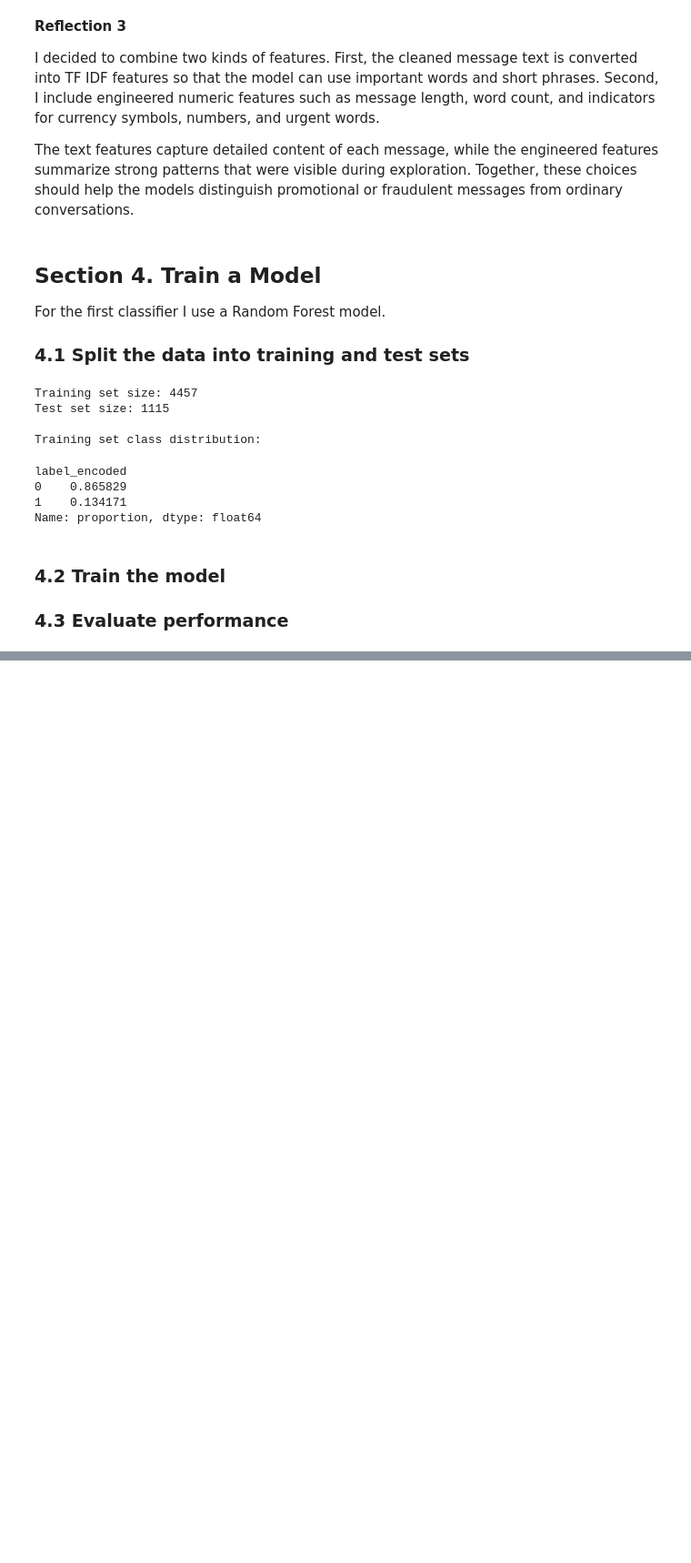
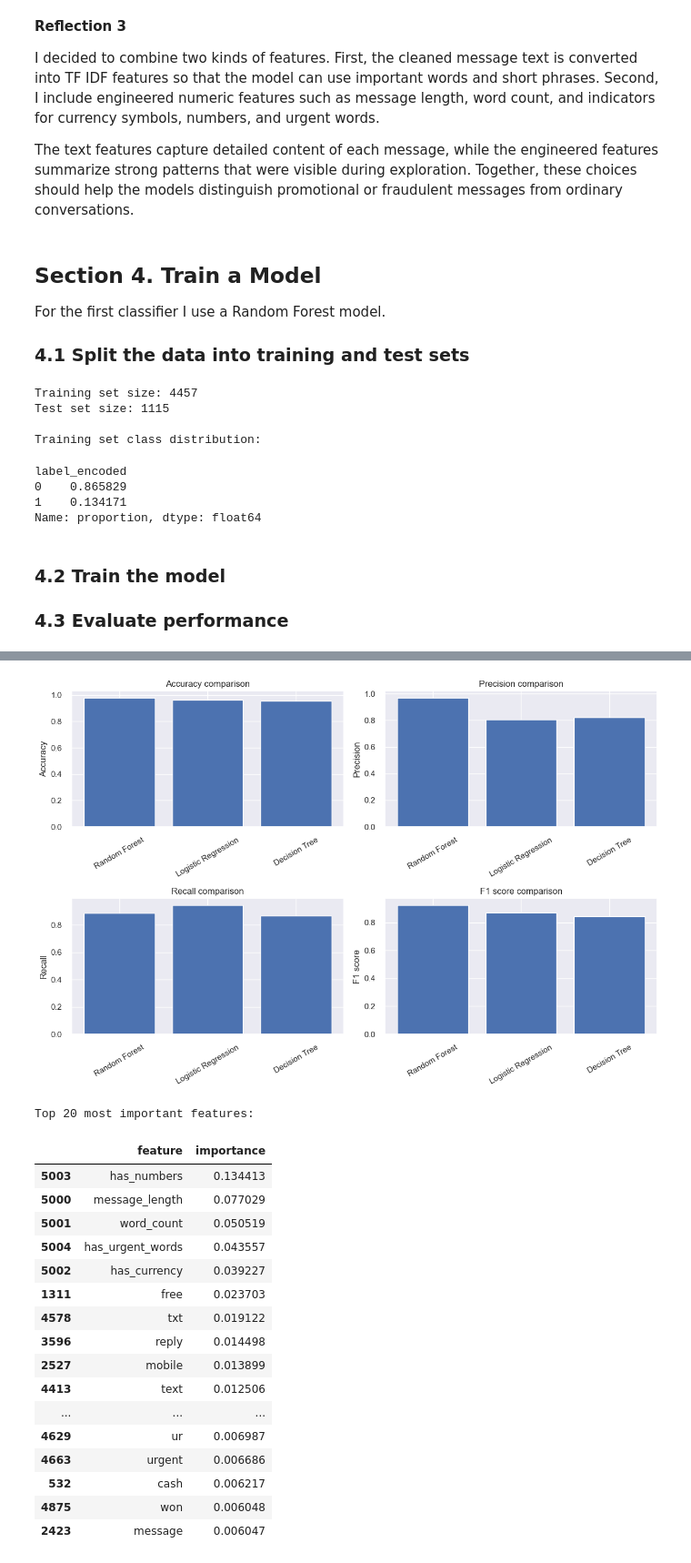
Before and after one commit to albertokabore/ml-04-Midterm-Project-Classification-Analysis, a Jupyter notebook: Albertkabore_ml.ipynb, the cells around one changed output, grey strips where cells are left out. Shown at 91% size. Drawn from its saved outputs; the diff is of its cells as text; code cells hidden in the pictures; blank space fills up the shorter version.

```diff
--- a/Albertkabore_ml.ipynb
+++ b/Albertkabore_ml.ipynb
@@ -500,0 +516,19 @@ weighted avg       0.98      0.98      0.98      1115
+# %%
+# 5.1 Train alternative classifiers
+
+# Logistic Regression
+lr_model = LogisticRegression(
+    random_state=42,
+    class_weight="balanced",
+    max_iter=1000,
+)
+lr_model.fit(X_train_combined, y_train)
+y_pred_lr = lr_model.predict(X_test_combined)
+
+# Decision Tree
+dt_model = DecisionTreeClassifier(
+    random_state=42,
+    class_weight="balanced",
+)
+dt_model.fit(X_train_combined, y_train)
+y_pred_dt = dt_model.predict(X_test_combined)
@@ -500,0 +568,46 @@ weighted avg       0.98      0.98      0.98      1115
+# %%
+# Visual comparison of metrics
+metrics = ["Accuracy", "Precision", "Recall", "F1 score"]
+
+plt.figure(figsize=(12, 8))
+for i, metric in enumerate(metrics, 1):
+    plt.subplot(2, 2, i)
+    plt.bar(comparison_df["Model"], comparison_df[metric])
+    plt.title(f"{metric} comparison")
+    plt.ylabel(metric)
+    plt.xticks(rotation=30)
+
+plt.tight_layout()
+plt.show()
+
+# Feature importance for Random Forest
+feature_names = list(tfidf.get_feature_names_out()) + list(X_engineered.columns)
+
+importances = rf_model.feature_importances_
+feature_importance_df = (
+    pd.DataFrame({"feature": feature_names, "importance": importances})
+    .sort_values("importance", ascending=False)
+)
+
+print("Top 20 most important features:")
+display(feature_importance_df.head(20))
+# %% [output]
+[figure, added]
+Top 20 most important features:
+|  | feature | importance |
+| 5003 | has_numbers | 0.134413 |
+| 5000 | message_length | 0.077029 |
+| 5001 | word_count | 0.050519 |
+| 5004 | has_urgent_words | 0.043557 |
+| 5002 | has_currency | 0.039227 |
+| 1311 | free | 0.023703 |
+| 4578 | txt | 0.019122 |
+| 3596 | reply | 0.014498 |
+| 2527 | mobile | 0.013899 |
+| 4413 | text | 0.012506 |
+| ... | ... | ... |
+| 4629 | ur | 0.006987 |
+| 4663 | urgent | 0.006686 |
+| 532 | cash | 0.006217 |
+| 4875 | won | 0.006048 |
+| 2423 | message | 0.006047 |
```
Also changed, not shown: parts of 15 cells of this notebook.
